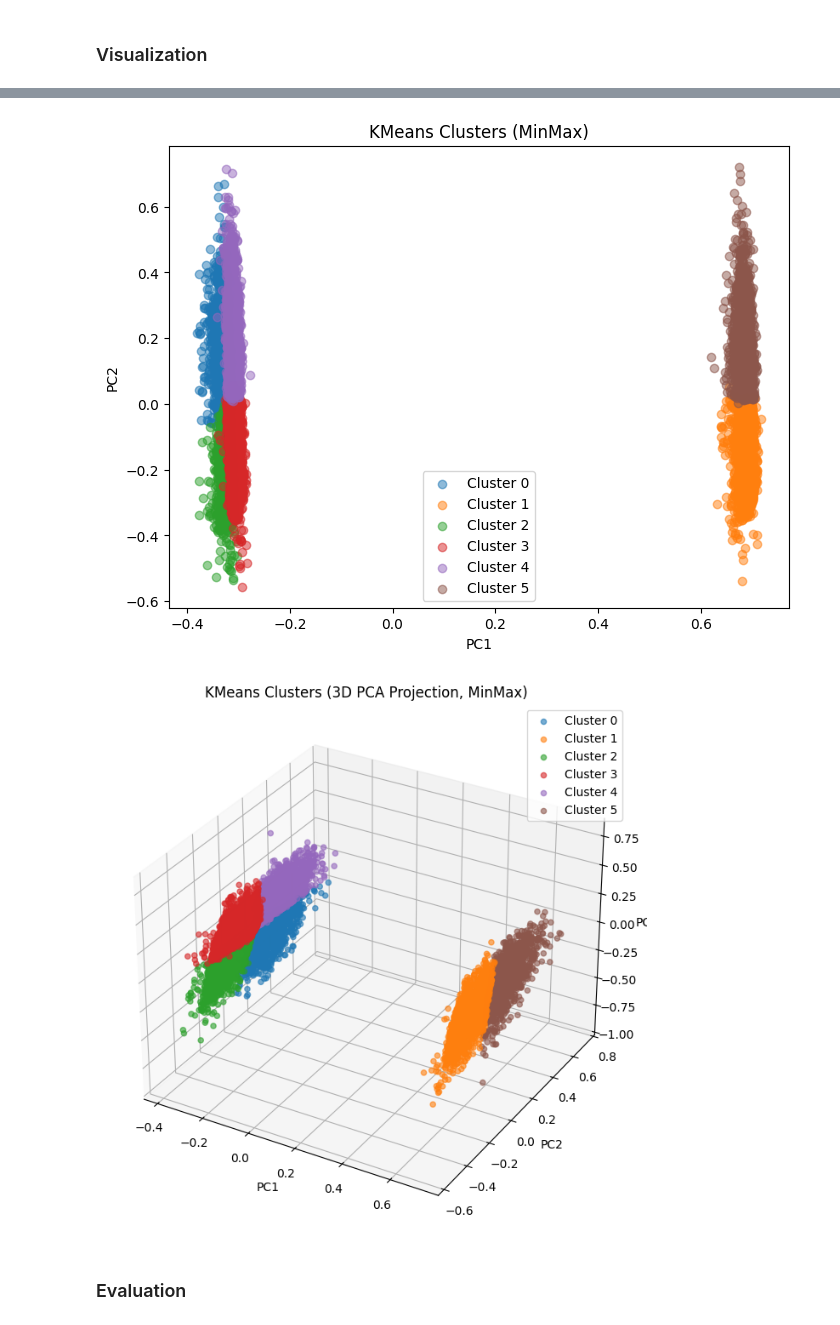
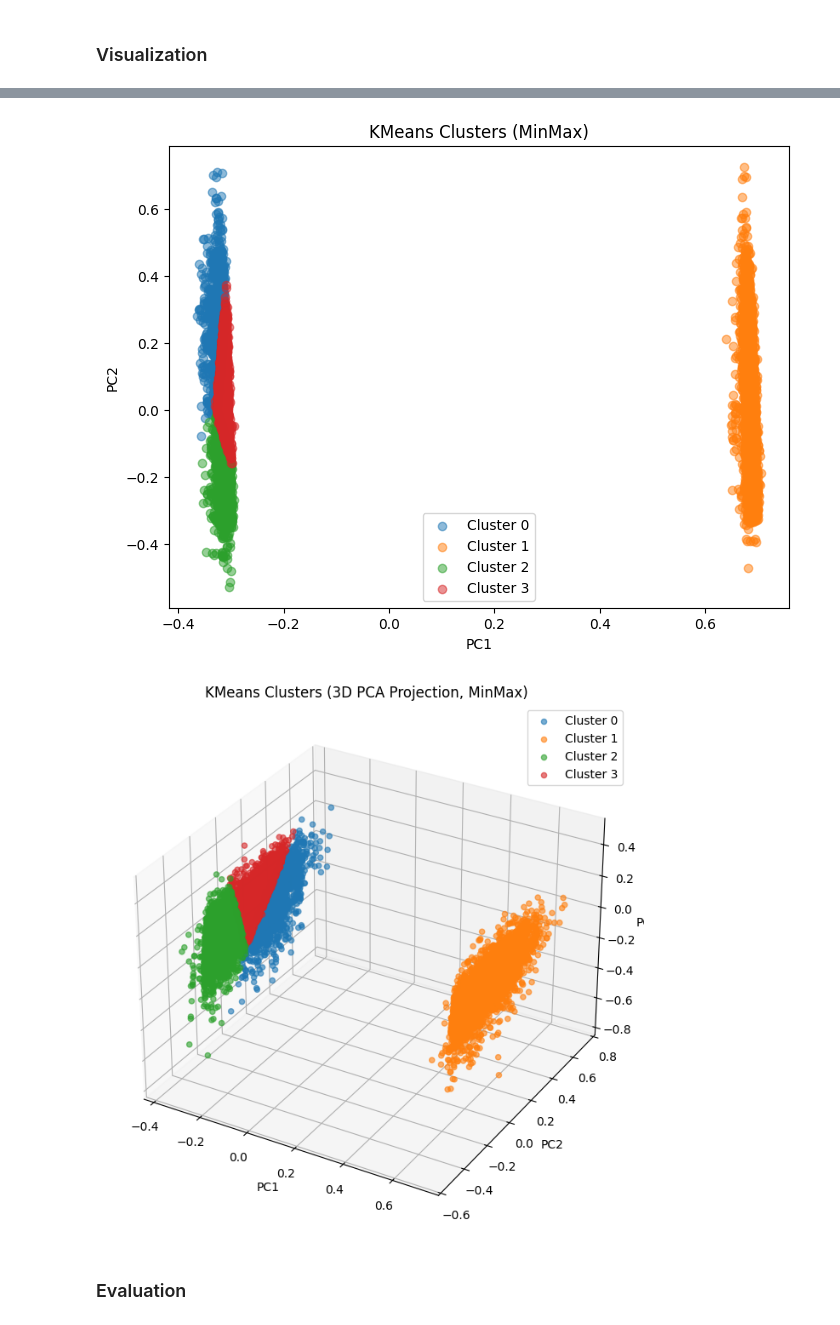
Before and after one commit to abderrahmane-salmi/UNIPI-Data-Mining-Project, a Jupyter notebook: task2/03_clustering_analysis.ipynb, the cells around one changed output, grey strips where cells are left out. Saved outputs shown, nothing was run; the diff lists cells and outputs as text; code cells hidden in the pictures.

```diff
--- a/task2/03_clustering_analysis.ipynb
+++ b/task2/03_clustering_analysis.ipynb
@@ -43,13 +45,9 @@ selected_features = [
     'n_tokens',
 
     # audio features
-    'bpm',
     'centroid',
     'rolloff',
     'loudness',
-    'spectral_complexity',
-    'flux',
-    'pitch',
 
     # popularity
     'popularity', 'relative_popularity',
@@ -191,10 +163,6 @@ clusters_zscore = kmeans.fit_predict(X_zscore)
 # %%
-from sklearn.cluster import KMeans
-
 kmeans = KMeans(n_clusters=4, random_state=42)
-clusters_minmax = kmeans.fit_predict(X_minmax)
-
-# tracks_df['cluster'] = clusters
+kmeans_clusters_minmax = kmeans.fit_predict(X_minmax)
 # %% [markdown]
 ### Visualization
 # %%
@@ -266,8 +234,8 @@ X_pca = pca.fit_transform(X_minmax)
 plt.figure(figsize=(8,6))
 for cluster in range(kmeans.n_clusters):
     plt.scatter(
-        X_pca[clusters_minmax == cluster, 0],
-        X_pca[clusters_minmax == cluster, 1],
+        X_pca[kmeans_clusters_minmax == cluster, 0],
+        X_pca[kmeans_clusters_minmax == cluster, 1],
         label=f'Cluster {cluster}',
         alpha=0.5
     )
@@ -278,40 +246,40 @@ plt.title('KMeans Clusters (MinMax)')
 plt.legend()
 plt.show()
 # %% [output]
-[figure, old version]
+[figure, new version]
 # %%
 from sklearn.decomposition import PCA
 import matplotlib.pyplot as plt
 from mpl_toolkits.mplot3d import Axes3D  # needed for 3D plots even if unused
 import numpy as np
 
 # PCA to 3 dimensions
 pca = PCA(n_components=3)
 X_pca_3d = pca.fit_transform(X_minmax)
 
 # 3D scatter plot
 fig = plt.figure(figsize=(10, 8))
 ax = fig.add_subplot(111, projection='3d')
 
 for cluster in range(kmeans.n_clusters):
     ax.scatter(
-        X_pca_3d[clusters_minmax == cluster, 0],
-        X_pca_3d[clusters_minmax == cluster, 1],
-        X_pca_3d[clusters_minmax == cluster, 2],
+        X_pca_3d[kmeans_clusters_minmax == cluster, 0],
+        X_pca_3d[kmeans_clusters_minmax == cluster, 1],
+        X_pca_3d[kmeans_clusters_minmax == cluster, 2],
         label=f'Cluster {cluster}',
         s=20,
         alpha=0.6
     )
 
 ax.set_xlabel('PC1')
 ax.set_ylabel('PC2')
 ax.set_zlabel('PC3')
 ax.set_title('KMeans Clusters (3D PCA Projection, MinMax)')
 ax.legend()
 
 plt.show()
 # %% [output]
-[figure, old version]
+[figure, new version]
 # %% [markdown]
 ### Evaluation
 # %%
```
Also changed, not shown: parts of 14 cells of this notebook.
